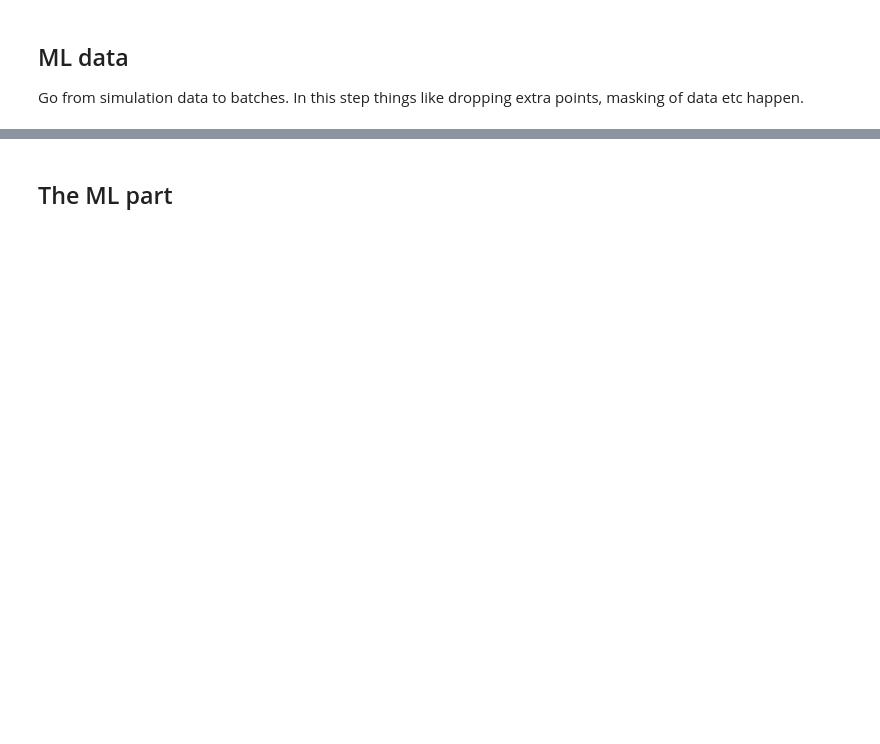
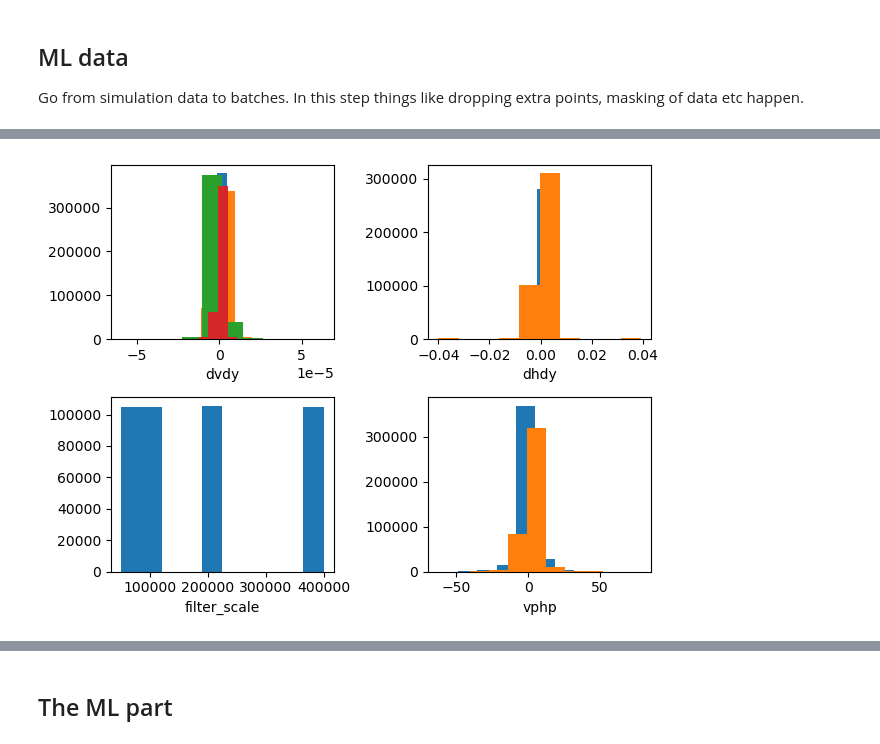
Before and after one commit to dhruvbalwada/mesoscale_buoyancy_param_ML, a Jupyter notebook: module_dev_notebooks/test_modules.ipynb, the cells around one changed output, grey strips where cells are left out. Cells and saved outputs as stored; diff of their text form; code cells hidden in the pictures; blank space fills up the shorter version.

```diff
--- a/module_dev_notebooks/test_modules.ipynb
+++ b/module_dev_notebooks/test_modules.ipynb
@@ -25,2 +33,3 @@ import ML_classes
 # %%
-DT = datasets.SimulationData(simulation_names=['P2L', 'DG'], filter_scales=['50','100','200','400'])
+#DT = datasets.SimulationData(simulation_names=['P2L', 'DG'], filter_scales=['50','100','200','400'])
+DT = datasets.SimulationData(simulation_names=['P2L'], filter_scales=['50','100','200','400'])
@@ -142,0 +139,2 @@ Attributes:
+# %%
+batch_xr = ML_DT_train.ml_batches[0]
@@ -142,0 +161,21 @@ Attributes:
+# %%
+plt.subplot(221)
+batch_xr.dudx.plot.hist();
+batch_xr.dvdx.plot.hist();
+batch_xr.dudy.plot.hist();
+batch_xr.dvdy.plot.hist();
+
+plt.subplot(222)
+batch_xr.dhdx.plot.hist();
+batch_xr.dhdy.plot.hist();
+
+plt.subplot(223)
+batch_xr.filter_scale.plot.hist();
+
+plt.subplot(224)
+batch_xr.uphp.plot.hist();
+batch_xr.vphp.plot.hist();
+
+plt.tight_layout()
+# %% [output]
+[figure, added]
```
Also changed, not shown: parts of 41 cells of this notebook, 5 other files.
